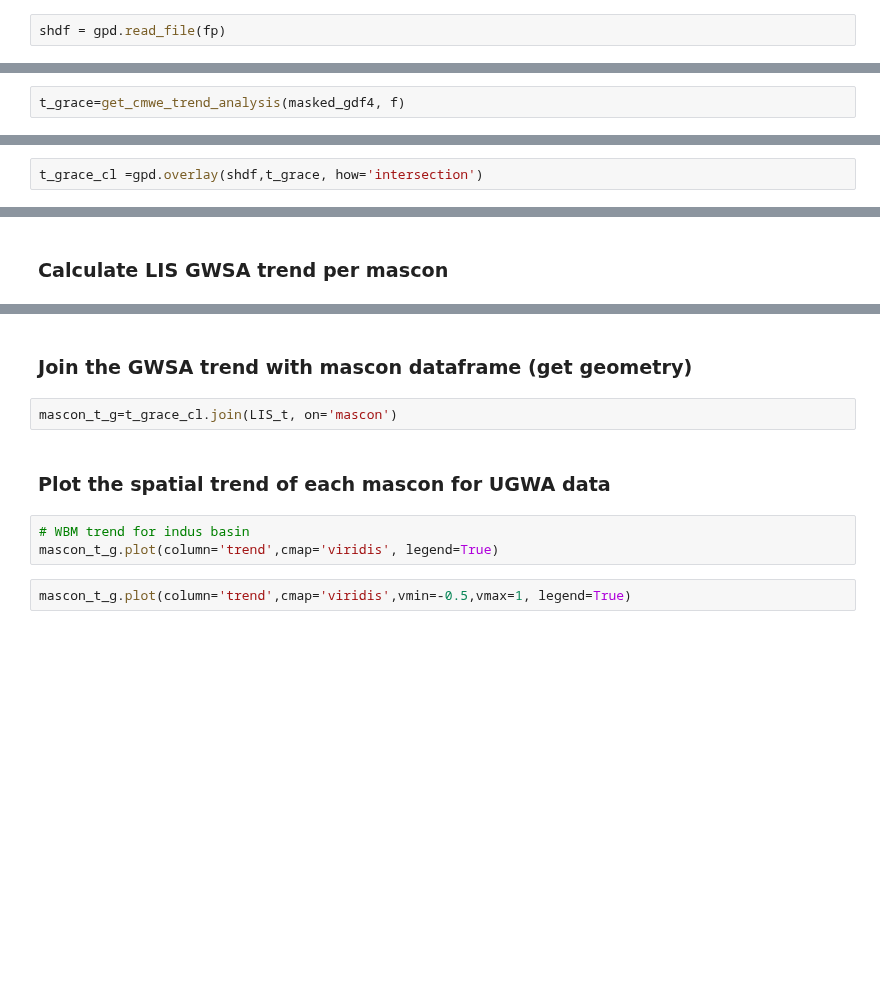
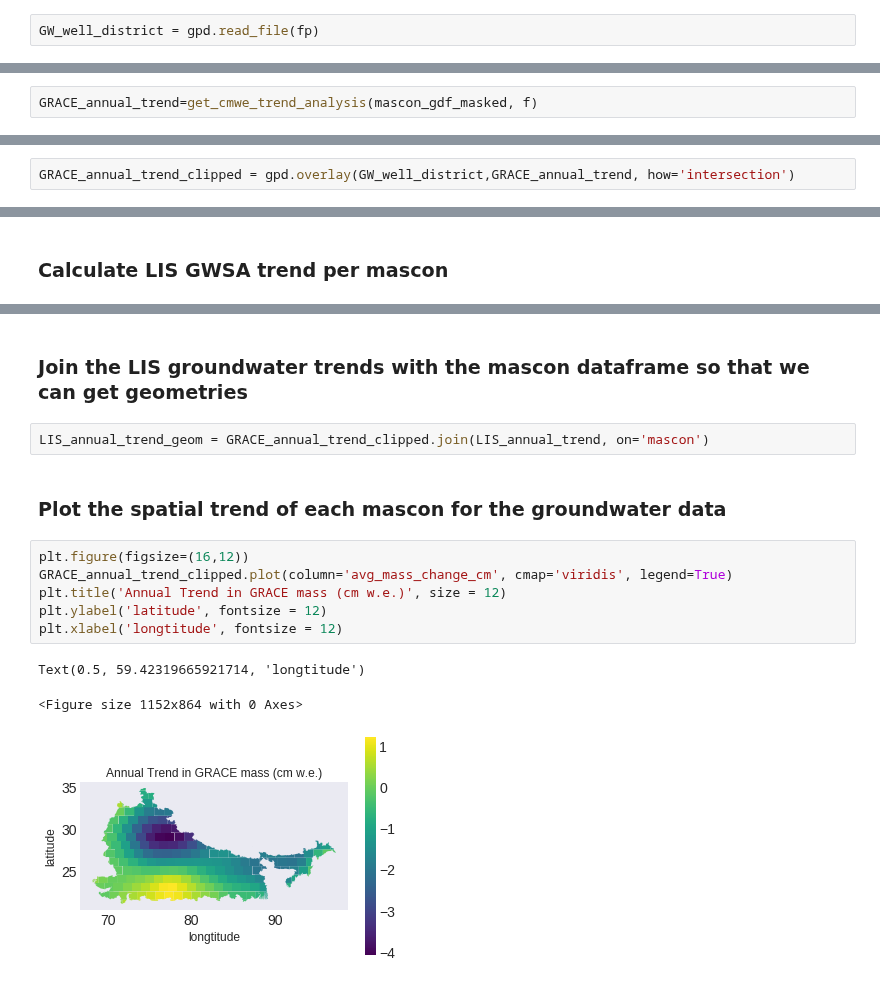
Before and after one commit to NASA-Planetary-Science/HiMAT, a Jupyter notebook: Projects/GRACE_MASCON/LIS_aggregation.ipynb, the cells around one changed output, grey strips where cells are left out. Saved outputs shown, nothing was run; the diff lists cells and outputs as text; blank space fills up the shorter version.

```diff
--- a/Projects/GRACE_MASCON/LIS_aggregation.ipynb
+++ b/Projects/GRACE_MASCON/LIS_aggregation.ipynb
@@ -60,5 +58,5 @@ ax.coastlines()
 # %%
 fp="../../files/Groundwater/dugwells_districts_d.shp"
 # %%
-shdf = gpd.read_file(fp)
+GW_well_district = gpd.read_file(fp)
 # %%
@@ -192,2 +146,2 @@ matplotlib.rc('font', **font)
 # %%
-t_grace=get_cmwe_trend_analysis(masked_gdf4, f)
+GRACE_annual_trend=get_cmwe_trend_analysis(mascon_gdf_masked, f)
@@ -196,2 +159,2 @@ masked_gdf4.plot(column='avg_mass_change_cm',cmap='viridis', legend=True)
 # %%
-t_grace_cl =gpd.overlay(shdf,t_grace, how='intersection')
+GRACE_annual_trend_clipped = gpd.overlay(GW_well_district,GRACE_annual_trend, how='intersection')
@@ -221,11 +173,16 @@ LIS_t['trend']=LISga.groupby('mascon').apply(lambda x: trend_analysis(x['date'].
 # %% [markdown]
-### Join the GWSA trend with mascon dataframe (get geometry)
+### Join the LIS groundwater trends with the mascon dataframe so that we can get geometries
 # %%
-mascon_t_g=t_grace_cl.join(LIS_t, on='mascon')
+LIS_annual_trend_geom = GRACE_annual_trend_clipped.join(LIS_annual_trend, on='mascon')
 # %% [markdown]
-### Plot the spatial trend of each mascon for UGWA data
+### Plot the spatial trend of each mascon for the groundwater data
-# %%
-# WBM trend for indus basin
-mascon_t_g.plot(column='trend',cmap='viridis', legend=True)
-# %%
-mascon_t_g.plot(column='trend',cmap='viridis',vmin=-0.5,vmax=1, legend=True)
+# %%
+plt.figure(figsize=(16,12))
+GRACE_annual_trend_clipped.plot(column='avg_mass_change_cm', cmap='viridis', legend=True)
+plt.title('Annual Trend in GRACE mass (cm w.e.)', size = 12)
+plt.ylabel('latitude', fontsize = 12)
+plt.xlabel('longtitude', fontsize = 12)
+# %% [output]
+Text(0.5, 59.42319665921714, 'longtitude')
+<Figure size 1152x864 with 0 Axes>
+[figure, added]
```
Also changed, not shown: parts of 41 cells of this notebook.
